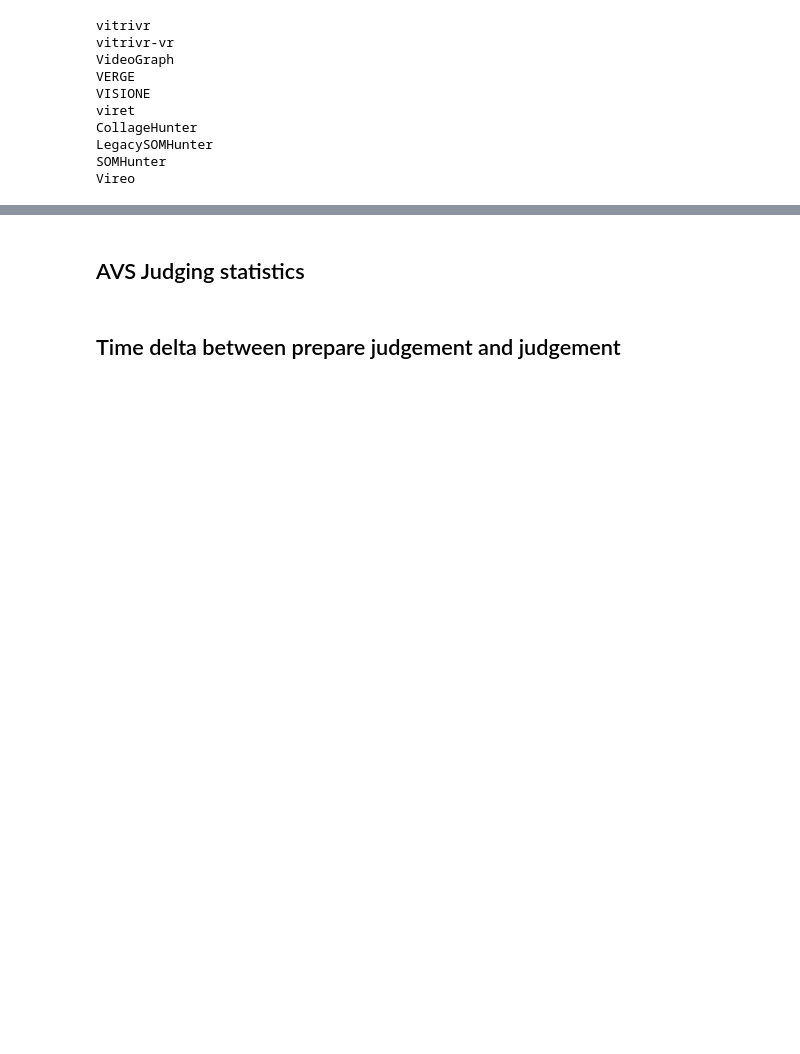
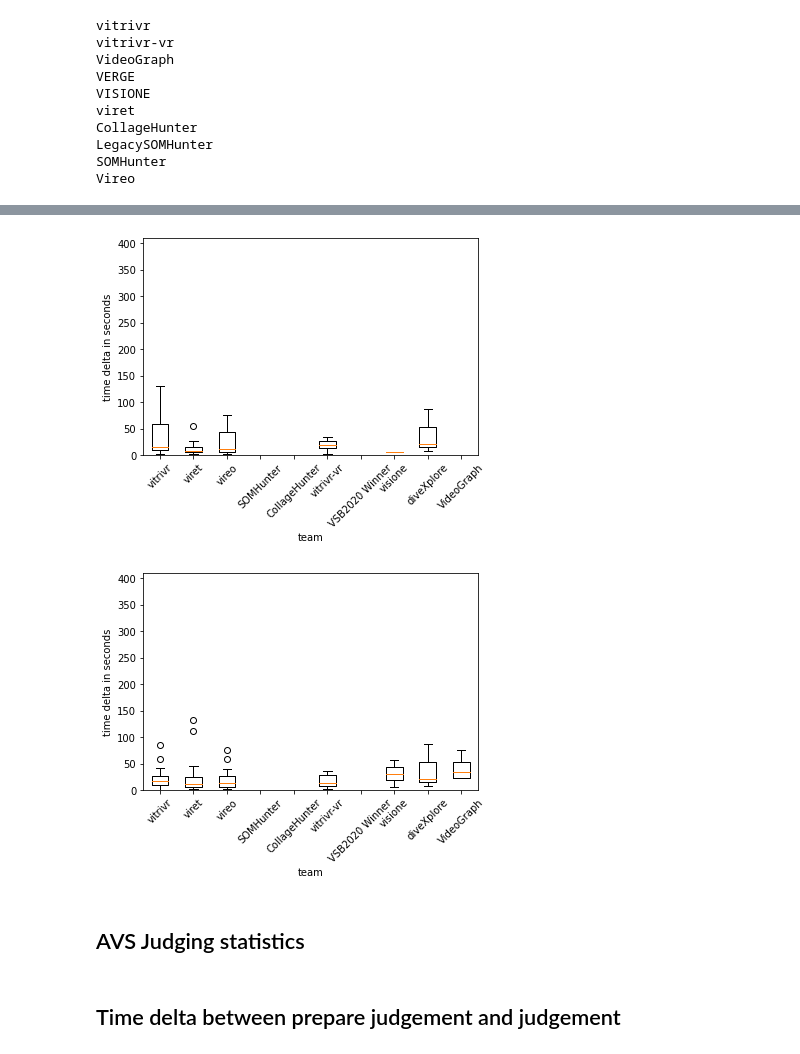
Before and after one commit to vGsteiger/VBS-Analysis, a Jupyter notebook: code/VBSEvaluation.ipynb, the cells around one changed output, grey strips where cells are left out. Saved outputs shown, nothing was run; the diff lists cells and outputs as text; code cells hidden in the pictures; blank space fills up the shorter version.

```diff
--- a/code/VBSEvaluation.ipynb
+++ b/code/VBSEvaluation.ipynb
@@ -1497,3 +1699,54 @@ plt.savefig('figs/delta_videos_bc.pdf', format='pdf', bbox_inches="tight")
+# %%
+plot_teams = ['vitrivr', 'viret', 'vireo', 'SOMHunter', 'CollageHunter',
+    'vitrivr-vr', 'VSB2020 Winner', 'visione', 'diveXplore', 'VideoGraph']
+
+shot_deltas = []
+shot_deltas.append(delta_shot_bc_vitrivr_c)
+shot_deltas.append(delta_shot_bc_viret_c)
+shot_deltas.append(delta_shot_bc_vireo_c)
+shot_deltas.append(delta_shot_bc_som_c)
+shot_deltas.append(delta_shot_bc_collage_hunter_c)
+shot_deltas.append(delta_shot_bc_vitrivr_vr_c)
+#shot_deltas.append(delta_shot_bc_verge_c)
+shot_deltas.append(delta_shot_bc_legacy_som_c)
+shot_deltas.append(delta_shot_bc_visione_c)
+shot_deltas.append(delta_shot_bc_diveXplore_c)
+shot_deltas.append(delta_shot_bc_video_graph_c)
+
+plt.boxplot(shot_deltas)
+plt.ylabel('time delta in seconds')
+plt.xlabel('team')
+plt.xticks([i + 1 for i in range(10)], plot_teams)
+plt.xticks(rotation=45)
+plt.ylim([0,410])
+plt.savefig('figs/delta_shots_bc_c300.pdf', format='pdf', bbox_inches="tight")
+plt.show()
+plot_teams = ['vitrivr', 'viret', 'vireo', 'SOMHunter', 'CollageHunter',
+    'vitrivr-vr', 'VSB2020 Winner', 'visione', 'diveXplore', 'VideoGraph']
+
+video_deltas = []
+video_deltas.append(delta_video_bc_vitrivr_c)
+video_deltas.append(delta_video_bc_viret_c)
+video_deltas.append(delta_video_bc_vireo_c)
+video_deltas.append(delta_video_bc_som_c)
+video_deltas.append(delta_video_bc_collage_hunter_c)
+video_deltas.append(delta_bc_video_vitrivr_vr_c)
+#video_deltas.append(delta_video_bc_verge_c)
+video_deltas.append(delta_video_bc_legacy_som_c)
+video_deltas.append(delta_video_bc_visione_c)
+video_deltas.append(delta_video_bc_diveXplore_c)
+video_deltas.append(delta_video_bc_video_graph_c)
+
+plt.boxplot(video_deltas)
+plt.ylabel('time delta in seconds')
+plt.xlabel('team')
+plt.ylim([0,410])
+plt.xticks([i + 1 for i in range(10)], plot_teams)
+plt.xticks(rotation=45)
+plt.savefig('figs/delta_videos_bc_c300.pdf', format='pdf', bbox_inches="tight")
+# %% [output]
+[figure, added]
+[figure, added]
 # %% [markdown]
 ## AVS Judging statistics
 # %%
```
Also changed, not shown: parts of 29 cells of this notebook, 15 other files.
